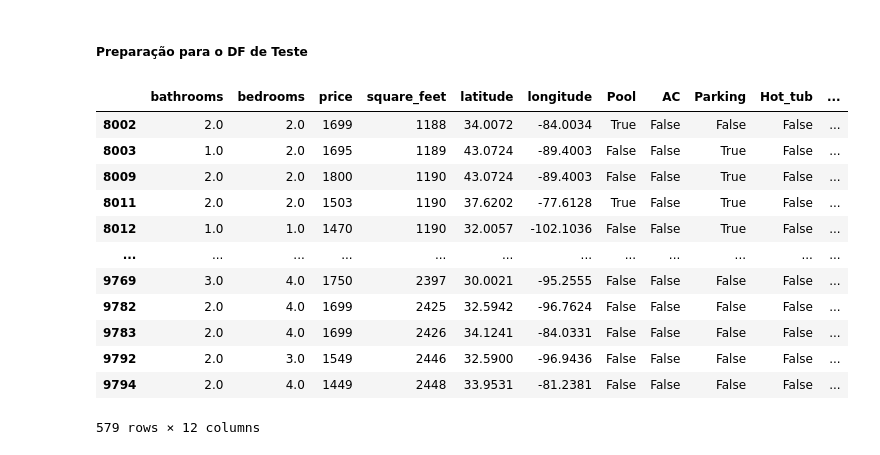
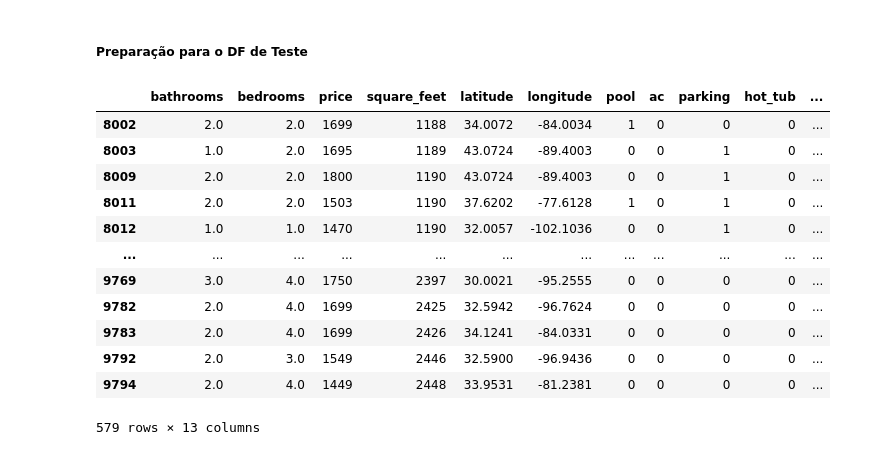
Before and after one commit to joaopcvieira/CMC-13, a Jupyter notebook: Lab Final/main.ipynb, the cells around one changed output. Saved outputs shown, nothing was run; the diff lists cells and outputs as text; code cells hidden in the pictures.

```diff
--- a/Lab Final/main.ipynb
+++ b/Lab Final/main.ipynb
@@ -276,39 +348,40 @@ Index(['bathrooms', 'bedrooms', 'price', 'square_feet', 'latitude',
 # %%
 df_test = pd.read_csv('./apartments_for_rent_test.csv', index_col=0)
 df_test = df_test[['amenities', 'bathrooms', 'bedrooms', 'pets_allowed', 'price',
                    'square_feet', 'latitude', 'longitude']]
 
 # Excluindo valores inexistentes
 df_test.dropna(inplace=True)
 
 # criando colunas para 'AC', 'Parking' e 'Pool'
-df_test['Pool'] = df_test['amenities'].str.contains('Pool', case=1, na=0)
-df_test['AC'] = df_test['amenities'].str.contains('AC', case=1, na=0)
-df_test['Parking'] = df_test['amenities'].str.contains('Parking', case=1, na=0)
-df_test['Hot_tub'] = df_test['amenities'].str.contains('Hot Tub', case=1, na=0)
+df_test['pool'] = df_test['amenities'].str.contains('Pool', case=1, na=0).astype(int)
+df_test['ac'] = df_test['amenities'].str.contains('AC', case=1, na=0).astype(int)
+df_test['parking'] = df_test['amenities'].str.contains('Parking', case=1, na=0).astype(int)
+df_test['hot_tub'] = df_test['amenities'].str.contains('Hot Tub', case=1, na=0).astype(int)
 
 # Processando latitude e longitude
 df_test['latitude'] = df_test['latitude']/10
 df_test['longitude'] = df_test['longitude'].apply(corrigir_formato)/10
+df_test['location_cluster'] = kmeans.fit_predict(df_test[['latitude', 'longitude', 'price']])
 
 # Criando colunas para verificar se aceitam gatos ou cachorros
-df_test['Cats'] = df_test['pets_allowed'].str.contains('Cats', case=1, na=0)
-df_test['Dogs'] = df_test['pets_allowed'].str.contains('Dogs', case=1, na=0)
+df_test['cats'] = df_test['pets_allowed'].str.contains('Cats', case=1, na=0).astype(int)
+df_test['dogs'] = df_test['pets_allowed'].str.contains('Dogs', case=1, na=0).astype(int)
 
 # Excluindo colunas desnecessarias
 df_test.drop(['amenities', 'pets_allowed'], inplace=True, axis=1)
 df_test
 # %% [output]
-|  | bathrooms | bedrooms | price | square_feet | latitude | longitude | Pool | AC | Parking | Hot_tub | ... |
-| 8002 | 2.0 | 2.0 | 1699 | 1188 | 34.0072 | -84.0034 | True | False | False | False | ... |
-| 8003 | 1.0 | 2.0 | 1695 | 1189 | 43.0724 | -89.4003 | False | False | True | False | ... |
-| 8009 | 2.0 | 2.0 | 1800 | 1190 | 43.0724 | -89.4003 | False | False | True | False | ... |
-| 8011 | 2.0 | 2.0 | 1503 | 1190 | 37.6202 | -77.6128 | True | False | True | False | ... |
-| 8012 | 1.0 | 1.0 | 1470 | 1190 | 32.0057 | -102.1036 | False | False | True | False | ... |
+|  | bathrooms | bedrooms | price | square_feet | latitude | longitude | pool | ac | parking | hot_tub | ... |
+| 8002 | 2.0 | 2.0 | 1699 | 1188 | 34.0072 | -84.0034 | 1 | 0 | 0 | 0 | ... |
+| 8003 | 1.0 | 2.0 | 1695 | 1189 | 43.0724 | -89.4003 | 0 | 0 | 1 | 0 | ... |
+| 8009 | 2.0 | 2.0 | 1800 | 1190 | 43.0724 | -89.4003 | 0 | 0 | 1 | 0 | ... |
+| 8011 | 2.0 | 2.0 | 1503 | 1190 | 37.6202 | -77.6128 | 1 | 0 | 1 | 0 | ... |
+| 8012 | 1.0 | 1.0 | 1470 | 1190 | 32.0057 | -102.1036 | 0 | 0 | 1 | 0 | ... |
 | ... | ... | ... | ... | ... | ... | ... | ... | ... | ... | ... | ... |
-| 9769 | 3.0 | 4.0 | 1750 | 2397 | 30.0021 | -95.2555 | False | False | False | False | ... |
-| 9782 | 2.0 | 4.0 | 1699 | 2425 | 32.5942 | -96.7624 | False | False | False | False | ... |
-| 9783 | 2.0 | 4.0 | 1699 | 2426 | 34.1241 | -84.0331 | False | False | False | False | ... |
-| 9792 | 2.0 | 3.0 | 1549 | 2446 | 32.5900 | -96.9436 | False | False | False | False | ... |
-| 9794 | 2.0 | 4.0 | 1449 | 2448 | 33.9531 | -81.2381 | False | False | False | False | ... |
+| 9769 | 3.0 | 4.0 | 1750 | 2397 | 30.0021 | -95.2555 | 0 | 0 | 0 | 0 | ... |
+| 9782 | 2.0 | 4.0 | 1699 | 2425 | 32.5942 | -96.7624 | 0 | 0 | 0 | 0 | ... |
+| 9783 | 2.0 | 4.0 | 1699 | 2426 | 34.1241 | -84.0331 | 0 | 0 | 0 | 0 | ... |
+| 9792 | 2.0 | 3.0 | 1549 | 2446 | 32.5900 | -96.9436 | 0 | 0 | 0 | 0 | ... |
+| 9794 | 2.0 | 4.0 | 1449 | 2448 | 33.9531 | -81.2381 | 0 | 0 | 0 | 0 | ... |
-579 rows × 12 columns
+579 rows × 13 columns
```
Also changed, not shown: parts of 25 cells of this notebook, 2 other files.
